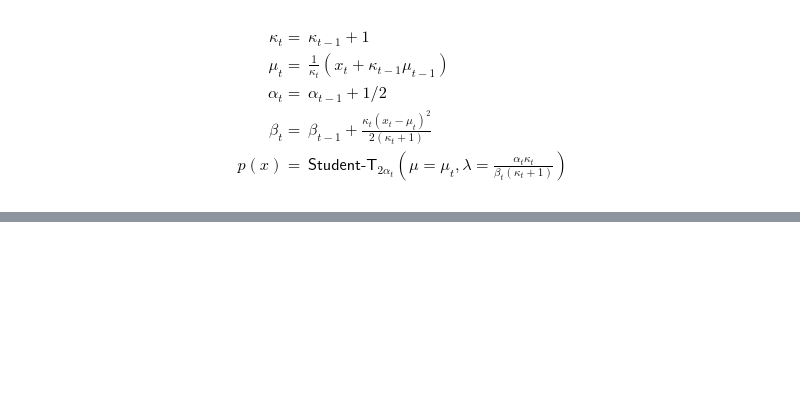
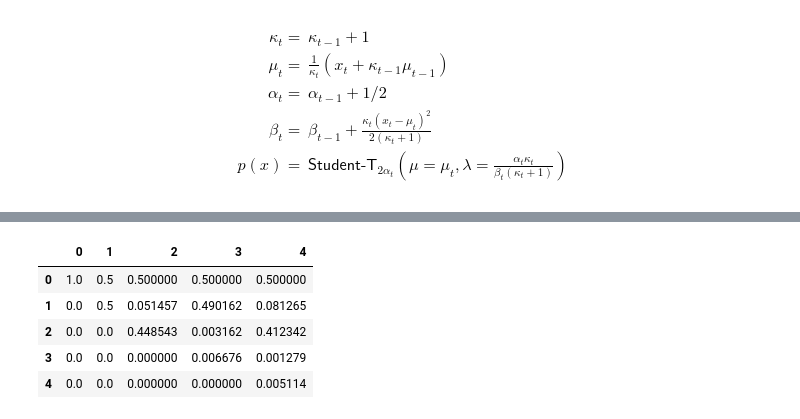
Before and after one commit to sithankanna/naive-bayesians, a Jupyter notebook: misc/hierarchical_bayesian/bayesian_online_change_point_detection.ipynb, the cells around one changed output, grey strips where cells are left out. Cells and saved outputs as stored; diff of their text form; code cells hidden in the pictures; blank space fills up the shorter version.

```diff
--- a/misc/hierarchical_bayesian/bayesian_online_change_point_detection.ipynb
+++ b/misc/hierarchical_bayesian/bayesian_online_change_point_detection.ipynb
@@ -344,0 +426,7 @@ display(pd.DataFrame(pis))
+# %%
+H_f = partial(constant_hazard, 1 / H)
+obs_likelihood = StudentT(alpha=alpha0, beta=beta0, kappa=kappa0, mu=mu0)
+
+R_hat, max_hat = online_changepoint_detection(
+    data=data, hazard_func=H_f, observation_likelihood=obs_likelihood
+)
@@ -344,0 +439,9 @@ display(pd.DataFrame(pis))
+# %%
+pd.DataFrame(R_hat)
+# %% [output]
+|  | 0 | 1 | 2 | 3 | 4 |
+| 0 | 1.0 | 0.5 | 0.500000 | 0.500000 | 0.500000 |
+| 1 | 0.0 | 0.5 | 0.051457 | 0.490162 | 0.081265 |
+| 2 | 0.0 | 0.0 | 0.448543 | 0.003162 | 0.412342 |
+| 3 | 0.0 | 0.0 | 0.000000 | 0.006676 | 0.001279 |
+| 4 | 0.0 | 0.0 | 0.000000 | 0.000000 | 0.005114 |
```
Also changed, not shown: parts of 8 cells of this notebook.
